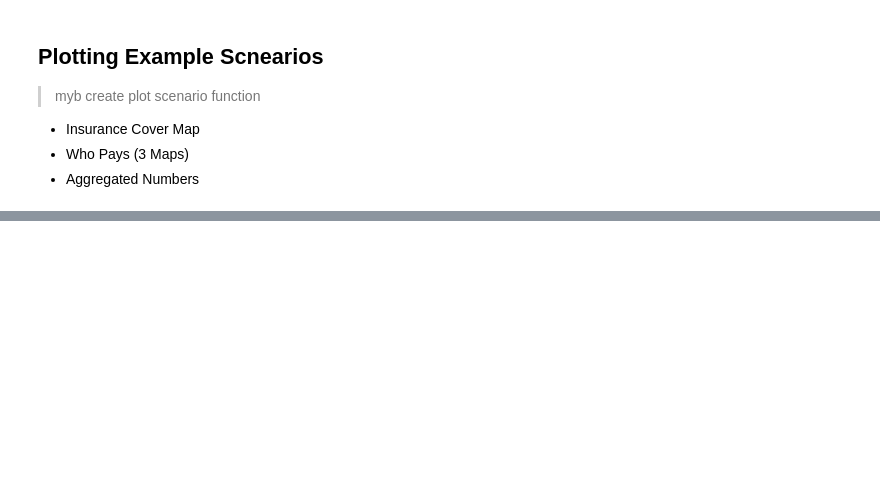
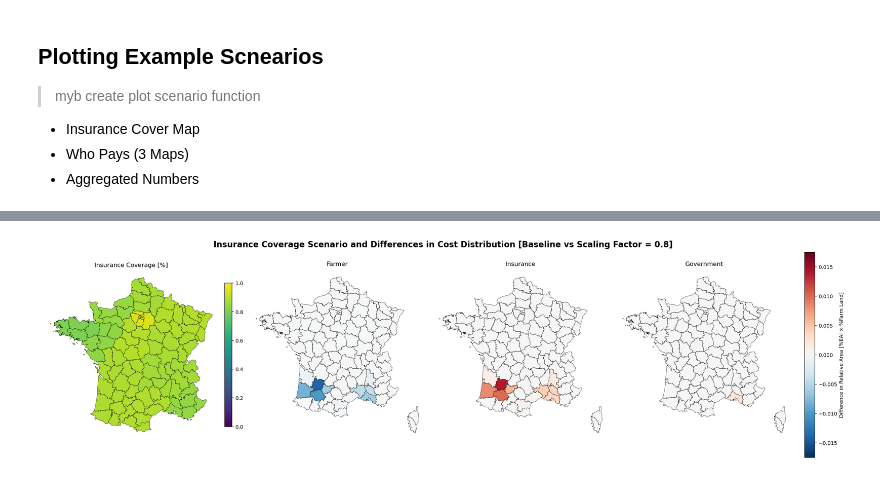
Before and after one commit to arvedluetzen/mus-climada, a Jupyter notebook: notebooks/0424_pipeline-scenarios.ipynb, the cells around one changed output, grey strips where cells are left out. Cells and saved outputs as stored; diff of their text form; code cells hidden in the pictures; blank space fills up the shorter version.

```diff
--- a/notebooks/0424_pipeline-scenarios.ipynb
+++ b/notebooks/0424_pipeline-scenarios.ipynb
@@ -441,0 +269,8 @@ plt.show()
+# %%
+f, axs = plot_difference(scenarios_dict[0], scenarios_dict[0.8],
+                         rel_max=max_rel_difference,
+                         title_addition="[Baseline vs Scaling Factor = 0.8]")
+
+plt.show()
+# %% [output]
+[figure, added]
```
Also changed, not shown: parts of 12 cells of this notebook, 1 other file.
